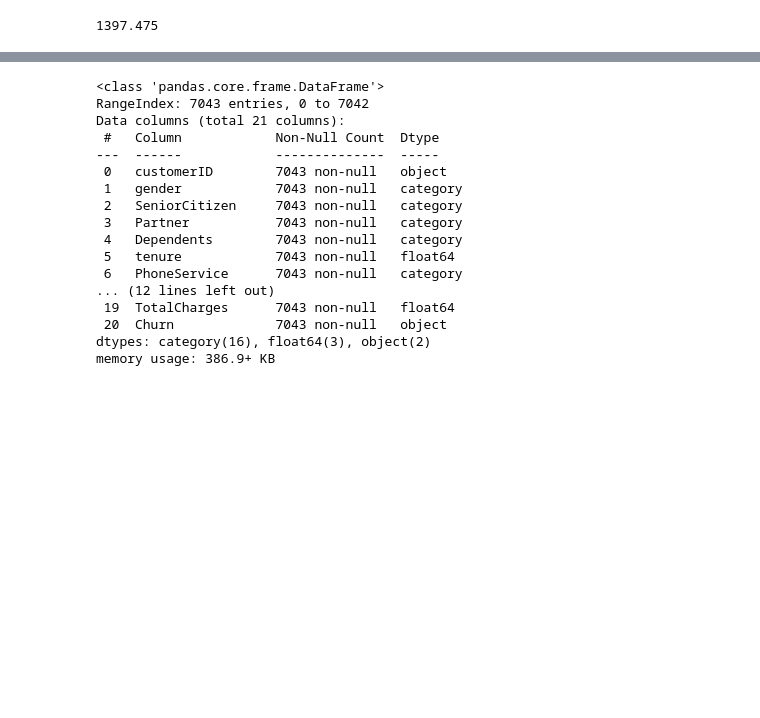
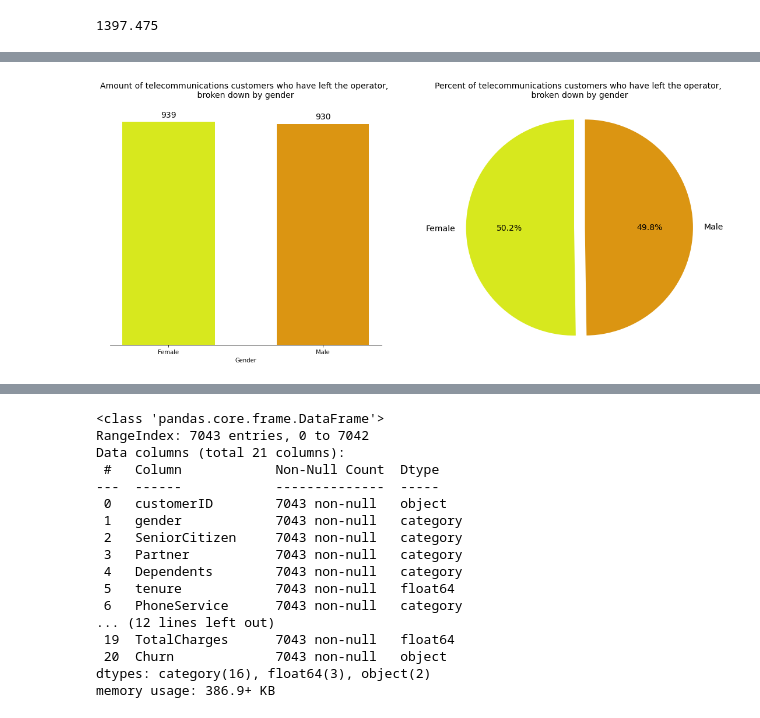
Before and after one commit to blondeincode/Telco_customer_churn_modelling, a Jupyter notebook: Telco_Customer_Churn_Modelling.ipynb, the cells around one changed output, grey strips where cells are left out. Drawn from its saved outputs; the diff is of its cells as text; code cells hidden in the pictures; blank space fills up the shorter version.

```diff
--- a/Telco_Customer_Churn_Modelling.ipynb
+++ b/Telco_Customer_Churn_Modelling.ipynb
@@ -167,0 +187,3 @@ plt.show()
+# %%
+churn_by_gender = df.groupby([df['gender']])[['Churn']].sum().reset_index()
+churn_by_gender
@@ -167,0 +194,3 @@ plt.show()
+# %%
+churn_by_contract = df.groupby([df['Contract']])[['Churn']].sum().reset_index()
+churn_by_contract
@@ -167,0 +202,3 @@ plt.show()
+# %%
+churn_by_payment = df.groupby([df['PaymentMethod']])[['Churn']].sum().reset_index()
+churn_by_payment
@@ -167,0 +211,3 @@ plt.show()
+# %%
+churn_by_internetservice = df.groupby([df['InternetService']])[['Churn']].sum().reset_index()
+churn_by_internetservice
@@ -167,0 +219,80 @@ plt.show()
+# %%
+fig, (ax1, ax2) = plt.subplots(1, 2, figsize=(16,7))
+ax1.bar(churn_by_gender['gender'], churn_by_gender['Churn'], width=0.6, color=['#d7e81e','#db9512'])
+ax1.set_title('Amount of telecommunications customers who have left the operator, \n broken down by gender \n', fontsize=14)
+ax1.set_xlabel('Gender')
+plt.xticks(rotation=0)
+for i in churn_by_gender.index:
+    ax1.annotate(f"{churn_by_gender['Churn'][i]}", xy=(i, churn_by_gender['Churn'][i] + 30), va = 'center', ha='center',
+                fontsize=14, fontweight='light', color='black')
+for s in ['top', 'left', 'right']:
+    ax1.spines[s].set_visible(False)
+ax1.axes.get_yaxis().set_visible(False)
+
+ax2.set_title('Percent of telecommunications customers who have left the operator, \n broken down by gender \n', fontsize=14)
+ax2.pie(churn_by_gender['Churn'], labels=churn_by_gender['gender'], colors=['#d7e81e','#db9512'], autopct='%1.1f%%',
+        startangle=90, explode=[0.1,0], textprops={'fontsize': 14})
+fig = plt.gcf()
+ax2.axis('equal')
+plt.tight_layout()
+
+fig, (ax1, ax2) = plt.subplots(1, 2, figsize=(16,7))
+ax1.bar(churn_by_contract['Contract'], churn_by_contract['Churn'], width=0.6, color=['#d7e81e','#db9512','#1eeb0c'])
+ax1.set_title('Amount of telecommunications customers who have left the operator, \n broken down by contract \n', fontsize=14)
+ax1.set_xlabel('Contract')
+plt.xticks(rotation=0)
+for i in churn_by_contract.index:
+    ax1.annotate(f"{churn_by_contract['Churn'][i]}", xy=(i, churn_by_contract['Churn'][i] + 45), va = 'center', ha='center',
+                fontsize=14, fontweight='light', color='black')
+for s in ['top', 'left', 'right']:
+    ax1.spines[s].set_visible(False)
+ax1.axes.get_yaxis().set_visible(False)
+
+ax2.set_title('Percent of telecommunications customers who have left the operator, \n broken down by contract \n', fontsize=14)
+ax2.pie(churn_by_contract['Churn'], labels=churn_by_contract['Contract'], colors=['#d7e81e','#db9512','#1eeb0c'], autopct='%1.1f%%',
+        startangle=180, explode=[0.1,0.1,0], textprops={'fontsize': 14})
+fig = plt.gcf()
+ax2.axis('equal')
+plt.tight_layout()
+
+fig, (ax1, ax2) = plt.subplots(1, 2, figsize=(16,7))
+ax1.bar(churn_by_payment['PaymentMethod'], churn_by_payment['Churn'], width=0.6, color=['#d7e81e','#db9512','#1eeb0c','#db3312'])
+ax1.set_title('Amount of telecommunications customers who have left the operator, \n broken down by payment method \n', fontsize=14)
+ax1.set_xlabel('Payment Method')
+ax1.set_xticklabels(labels=churn_by_payment['PaymentMethod'], rotation=20)
+for i in churn_by_payment.index:
+    ax1.annotate(f"{churn_by_payment['Churn'][i]}", xy=(i, churn_by_payment['Churn'][i] + 35), va = 'center', ha='center',
+                fontsize=14, fontweight='light', color='black')
+for s in ['top', 'left', 'right']:
+    ax1.spines[s].set_visible(False)
+ax1.axes.get_yaxis().set_visible(False)
+
+ax2.set_title('Percent of telecommunications customers who have left the operator, \n broken down by payment method \n', fontsize=14)
+ax2.pie(churn_by_payment['Churn'], labels=churn_by_payment['PaymentMethod'], colors=['#d7e81e','#db9512','#1eeb0c','#db3312'],
+        autopct='%1.1f%%', startangle=180, explode=[0.1, 0.1, 0.1, 0.1], textprops={'fontsize': 14})
+fig = plt.gcf()
+ax2.axis('equal')
+plt.tight_layout()
+
+fig, (ax1, ax2) = plt.subplots(1, 2, figsize=(16,7))
+ax1.bar(churn_by_internetservice['InternetService'], churn_by_internetservice['Churn'], width=0.6, color=['#d7e81e','#db9512','#1eeb0c'])
+ax1.set_title('Amount of telecommunications customers who have left the operator, \n broken down by internet service \n', fontsize=14)
+ax1.set_xlabel('Internet Service')
+plt.xticks(rotation=0)
+for i in churn_by_internetservice.index:
+    ax1.annotate(f"{churn_by_internetservice['Churn'][i]}", xy=(i, churn_by_internetservice['Churn'][i] + 35), va = 'center', ha='center',
+                fontsize=14, fontweight='light', color='black')
+for s in ['top', 'left', 'right']:
+    ax1.spines[s].set_visible(False)
+ax1.axes.get_yaxis().set_visible(False)
+
+ax2.set_title('Percent of telecommunications customers who have left the operator, \n broken down by internet service \n', fontsize=14)
+ax2.pie(churn_by_internetservice['Churn'], labels=churn_by_internetservice['InternetService'], colors=['#d7e81e','#db9512','#1eeb0c'],
+        autopct='%1.1f%%', startangle=0, explode=[ 0.1, 0.1, 0.1], textprops={'fontsize': 14})
+fig = plt.gcf()
+ax2.axis('equal')
+plt.tight_layout()
+
+plt.show()
+# %% [output]
+[figure, added]
```
Also changed, not shown: parts of 7 cells of this notebook.
